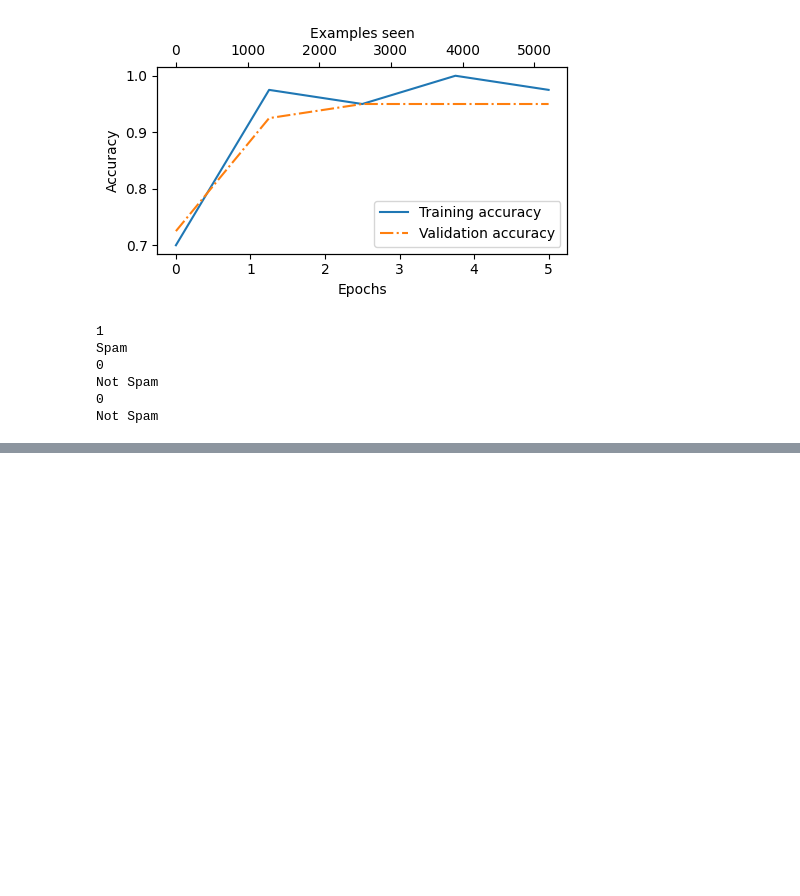
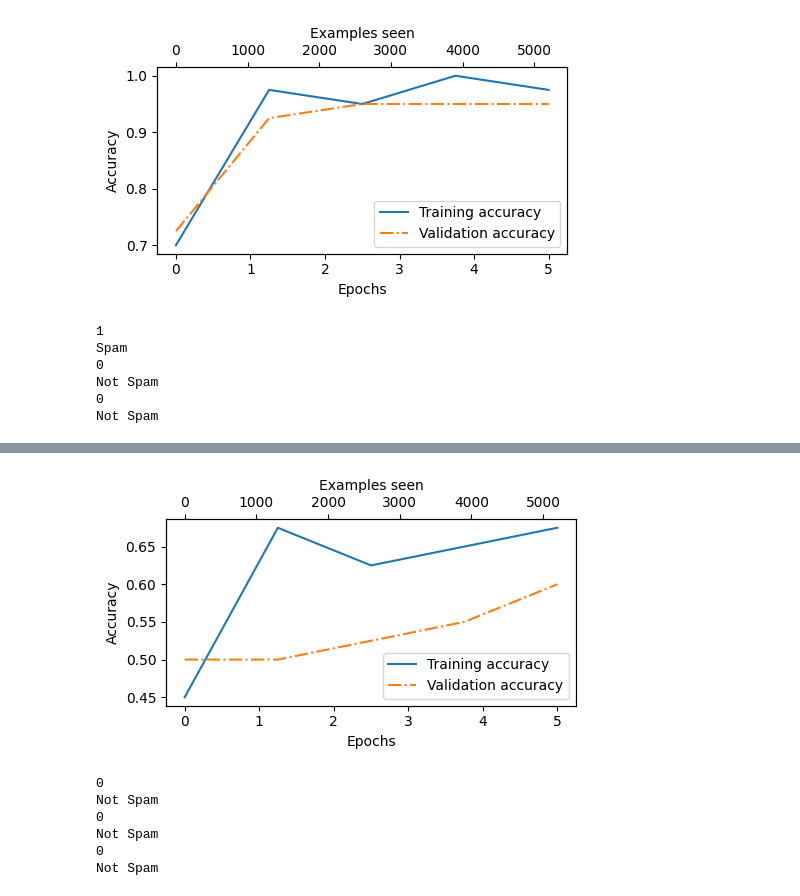
Before and after one commit to himalayanZephyr/llm_from_scratch_book_practice, a Jupyter notebook: LLM_From_Scratch_Chap_6.ipynb, the cells around one changed output, grey strips where cells are left out. Drawn from its saved outputs; the diff is of its cells as text; code cells hidden in the pictures; blank space fills up the shorter version.

```diff
--- a/LLM_From_Scratch_Chap_6.ipynb
+++ b/LLM_From_Scratch_Chap_6.ipynb
@@ -998,0 +1101,7 @@ Not Spam
+# %%
+epochs_tensor = torch.linspace(0, num_epochs, len(train_accs))
+examples_seen_tensor = torch.linspace(0, examples_seen, len(train_accs))
+
+plot_values(epochs_tensor, examples_seen_tensor, train_accs, val_accs, label="accuracy")
+# %% [output]
+[figure, added]
@@ -998,0 +1131,37 @@ Not Spam
+# %%
+text_1 = (
+    "You are a winner you have been specially"
+    " selected to receive $1000 cash or a $2000 award."
+)
+
+text_2 = (
+    "Hey, just wanted to check if we're still on"
+    " for dinner tonight? Let me know!"
+)
+
+text_3 = "Hey you told your name to him ah?"
+
+print(classify_review(
+    text_1,
+    model,
+    tokenizer
+))
+
+print(classify_review(
+    text_2,
+    model,
+    tokenizer
+))
+
+print(classify_review(
+    text_3,
+    model,
+    tokenizer
+))
+# %% [output]
+0
+Not Spam
+0
+Not Spam
+0
+Not Spam
```
Also changed, not shown: parts of 6 cells of this notebook.
